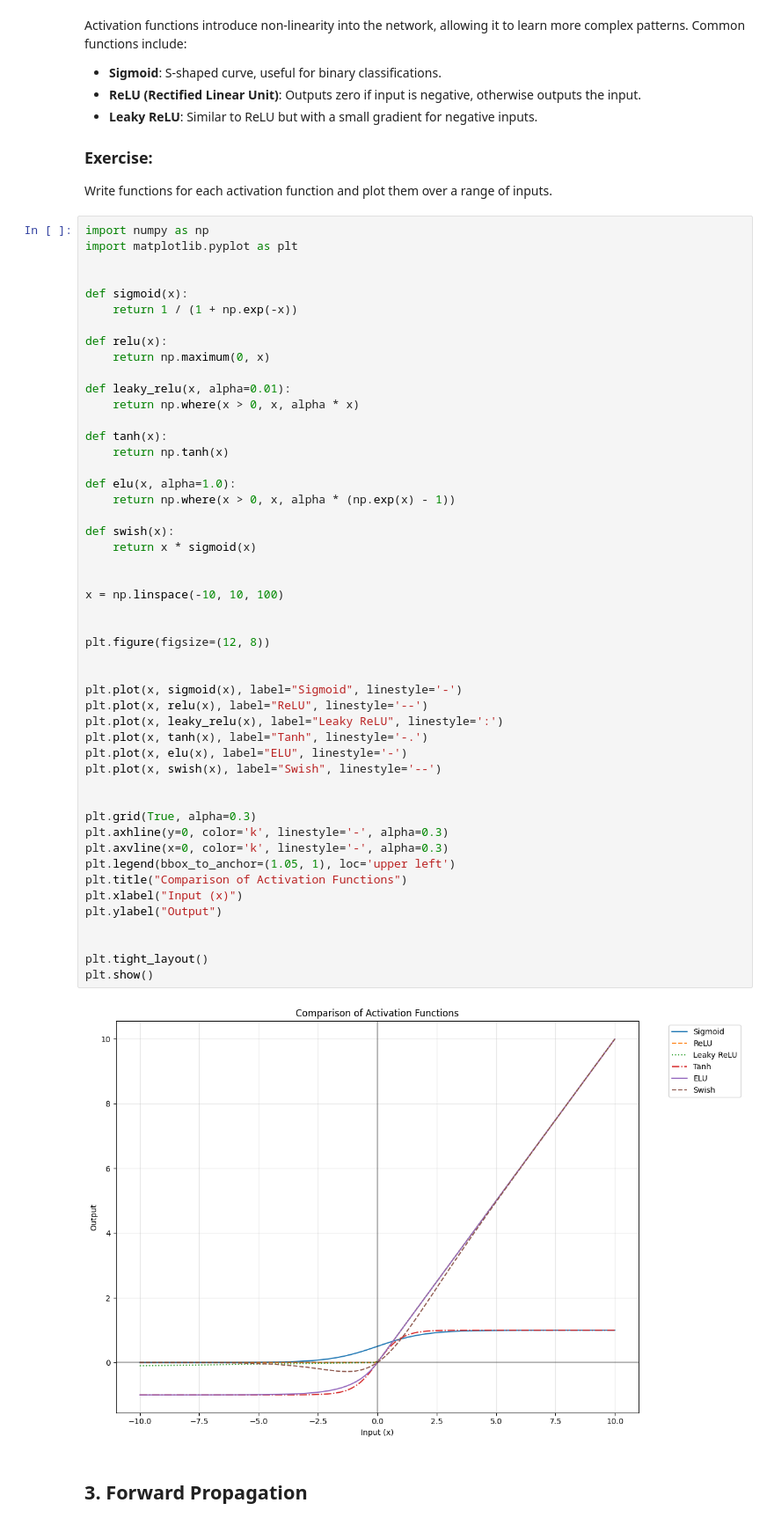
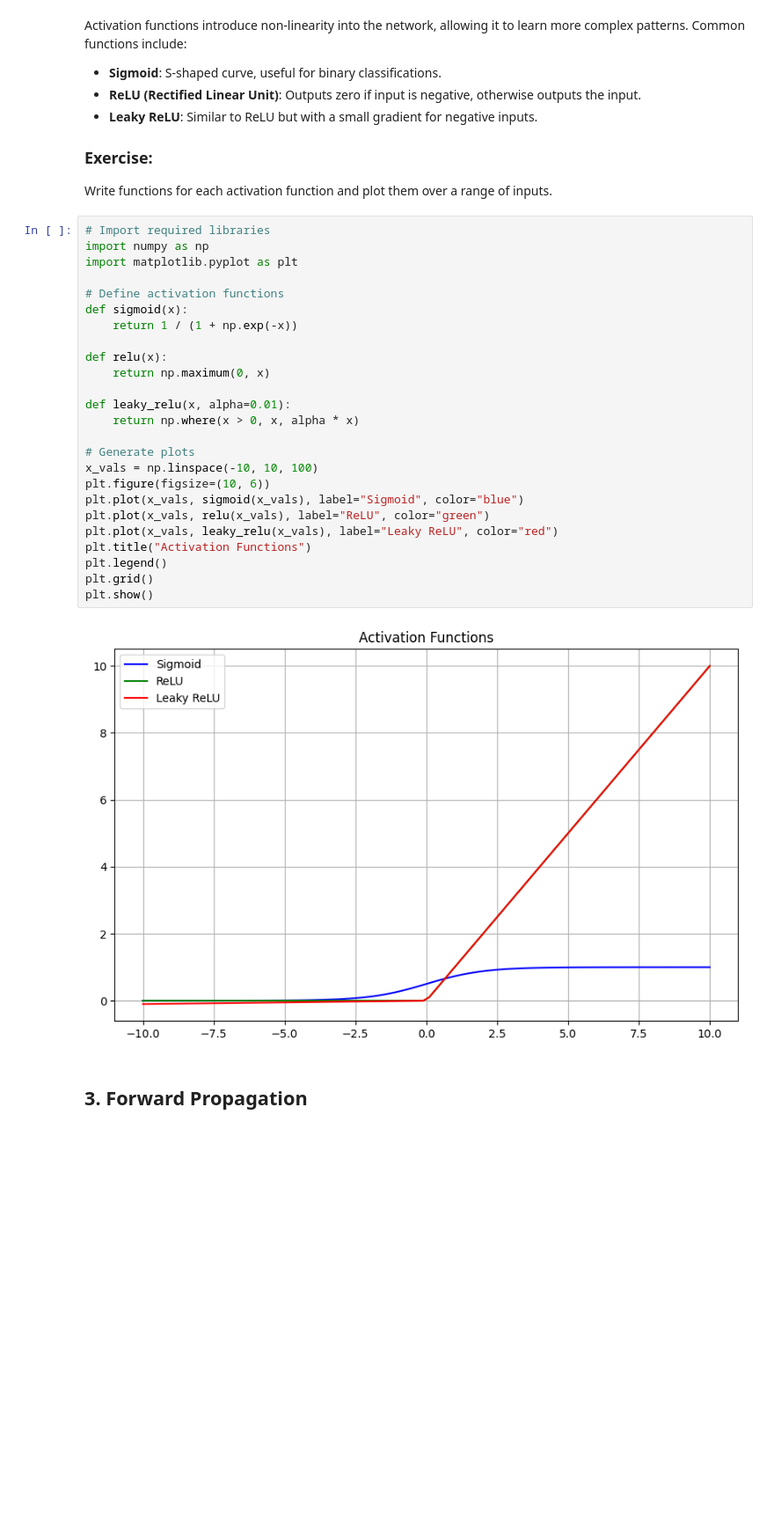
Before and after one commit to econdojo-class/problem-set-3-Abhishekvelusam, a Jupyter notebook: ps3.ipynb, the cells around one changed output. Shown: that part at 88% size. Drawn from its saved outputs; the diff is of its cells as text; blank space fills up the shorter version.

```diff
--- a/ps3.ipynb
+++ b/ps3.ipynb
@@ -71,56 +71,32 @@ Activation functions introduce non-linearity into the network, allowing it to le
 ### Exercise:
 Write functions for each activation function and plot them over a range of inputs.
 # %%
+# Import required libraries
 import numpy as np
 import matplotlib.pyplot as plt
 
-
+# Define activation functions
 def sigmoid(x):
     return 1 / (1 + np.exp(-x))
 
 def relu(x):
     return np.maximum(0, x)
 
 def leaky_relu(x, alpha=0.01):
     return np.where(x > 0, x, alpha * x)
 
-def tanh(x):
-    return np.tanh(x)
-
-def elu(x, alpha=1.0):
-    return np.where(x > 0, x, alpha * (np.exp(x) - 1))
-
-def swish(x):
-    return x * sigmoid(x)
-
-
-x = np.linspace(-10, 10, 100)
-
-
-plt.figure(figsize=(12, 8))
-
-
-plt.plot(x, sigmoid(x), label="Sigmoid", linestyle='-')
-plt.plot(x, relu(x), label="ReLU", linestyle='--')
-plt.plot(x, leaky_relu(x), label="Leaky ReLU", linestyle=':')
-plt.plot(x, tanh(x), label="Tanh", linestyle='-.')
-plt.plot(x, elu(x), label="ELU", linestyle='-')
-plt.plot(x, swish(x), label="Swish", linestyle='--')
-
-
-plt.grid(True, alpha=0.3)
-plt.axhline(y=0, color='k', linestyle='-', alpha=0.3)
-plt.axvline(x=0, color='k', linestyle='-', alpha=0.3)
-plt.legend(bbox_to_anchor=(1.05, 1), loc='upper left')
-plt.title("Comparison of Activation Functions")
-plt.xlabel("Input (x)")
-plt.ylabel("Output")
-
-
-plt.tight_layout()
+# Generate plots
+x_vals = np.linspace(-10, 10, 100)
+plt.figure(figsize=(10, 6))
+plt.plot(x_vals, sigmoid(x_vals), label="Sigmoid", color="blue")
+plt.plot(x_vals, relu(x_vals), label="ReLU", color="green")
+plt.plot(x_vals, leaky_relu(x_vals), label="Leaky ReLU", color="red")
+plt.title("Activation Functions")
+plt.legend()
+plt.grid()
 plt.show()
 # %% [output]
-[figure, old version]
+[figure, new version]
 # %% [markdown]
 ## 3. Forward Propagation
 # %% [markdown]
```
Also changed, not shown: parts of 5 cells of this notebook.
